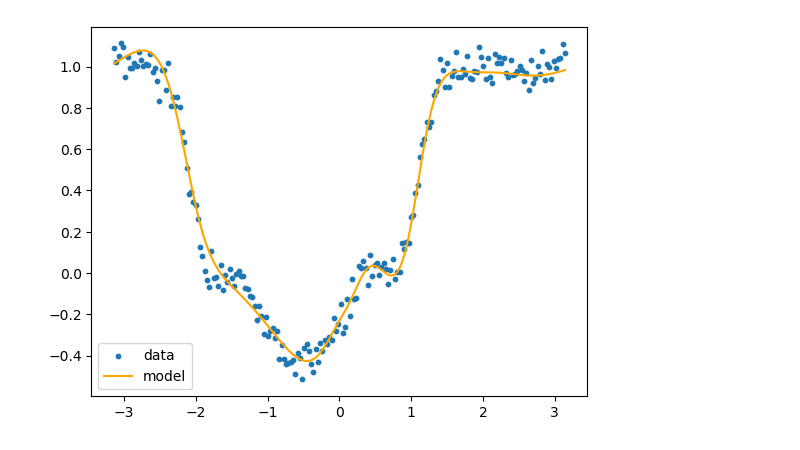
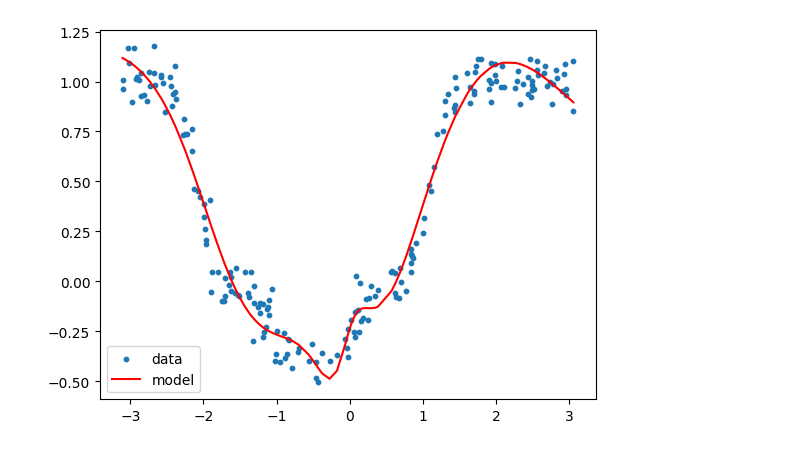
Before and after one commit to Manchester-AI-Society/Backpropagation-Workshop, a Jupyter notebook: backpropagation.ipynb, the cells around one changed output. Saved outputs shown, nothing was run; the diff lists cells and outputs as text; code cells hidden in the pictures.

```diff
--- a/backpropagation.ipynb
+++ b/backpropagation.ipynb
@@ -30,6 +35,7 @@ def init_network(layer_dims, activation="tanh"):
 # %%
 
 def forward(X, params):
+    "Neural network forward pass"
     activation_fn = tanh
     cache = {"A0": X}
 
@@ -50,6 +56,7 @@ def forward(X, params):
 # %%
 
 def backward(y_pred, y_true, params, cache):
+    "Neural network backward pass to compute gradients"
     L = len([k for k in params if k.startswith("W")])
     grads = {}
     N = y_true.shape[0]
@@ -76,28 +83,30 @@ def backward(y_pred, y_true, params, cache):
 def train(X, y, layer_dims, lr=0.01, iters=5000, activation="tanh"):
     params = init_network(layer_dims, activation)
 
-    for i in range(1, iters + 1):
+    for _ in range(1, iters + 1):
         y_pred, cache = forward(X, params)
         grads = backward(y_pred, y, params, cache)
 
         L = len([k for k in params if k.startswith("W")])
         for l in range(1, L + 1):
+            #Update parameters using gradient descent
             params[f"W{l}"] -= lr * grads[f"dW{l}"]
             params[f"b{l}"] -= lr * grads[f"db{l}"]
 
     return params
 # %%
-np.random.seed(0)
-x = np.linspace(-np.pi, np.pi, 200)
-y = (np.tanh(x**2 + x - 1))**5 + np.random.normal(0, 0.05, len(x))
-X = x.reshape(-1, 1)
-
-params = train(X, y, [1, 10, 10,10,10,10, 1], lr=0.01, iters=100000, activation="tanh")
+params = train(X, y, [1, 10, 10,10,10,10, 1], lr=0.01, iters=20000, activation="tanh")
 
 y_pred, _ = forward(X, params)
-
-plt.scatter(x, y, s=10, label="data")
-plt.plot(x, y_pred, color="orange", label="model")
-plt.legend(); plt.show()
-# %% [output]
-[figure, removed]
+# %%
+sort_idx = np.argsort(x)
+x_sorted = x[sort_idx]
+y_pred_sorted = y_pred[sort_idx]
+
+#Plot the regression line
+plt.scatter(x, y, s=10, label="data")
+plt.plot(x_sorted, y_pred_sorted, color="red", label="model")
+plt.legend()
+plt.show()
+# %% [output]
+[figure, added]
```
Also changed, not shown: parts of 5 cells of this notebook, 9 other files.
